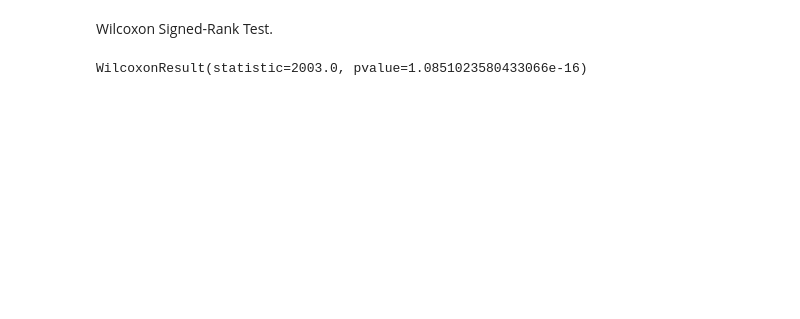
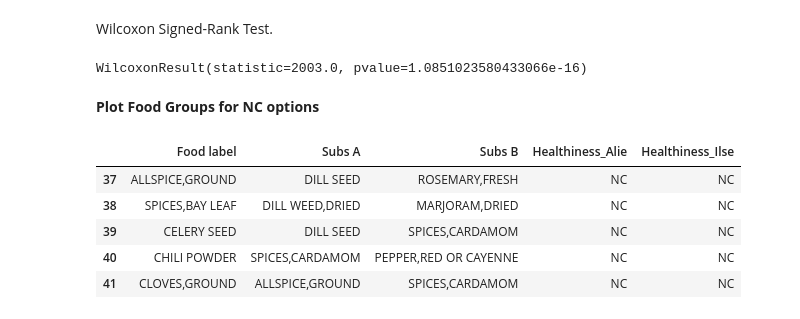
Before and after one commit to jloe2911/HealthyFoodSubs, a Jupyter notebook: Notebook/InterAgreementAnalysis.ipynb, the cells around one changed output. Saved outputs shown, nothing was run; the diff lists cells and outputs as text; code cells hidden in the pictures; blank space fills up the shorter version.

```diff
--- a/Notebook/InterAgreementAnalysis.ipynb
+++ b/Notebook/InterAgreementAnalysis.ipynb
@@ -253,3 +258,16 @@ Wilcoxon Signed-Rank Test.
 stats.wilcoxon(match['X'], match['Y'])
 # %% [output]
 WilcoxonResult(statistic=2003.0, pvalue=1.0851023580433066e-16)
+# %% [markdown]
+**Plot Food Groups for NC options**
+# %%
+match = df_filtered[df_filtered['Healthiness_Alie'] == df_filtered['Healthiness_Ilse']]
+nc = match[match['Healthiness_Alie'] == 'NC']
+nc.head()
+# %% [output]
+|  | Food label | Subs A | Subs B | Healthiness_Alie | Healthiness_Ilse |
+| 37 | ALLSPICE,GROUND | DILL SEED | ROSEMARY,FRESH | NC | NC |
+| 38 | SPICES,BAY LEAF | DILL WEED,DRIED | MARJORAM,DRIED | NC | NC |
+| 39 | CELERY SEED | DILL SEED | SPICES,CARDAMOM | NC | NC |
+| 40 | CHILI POWDER | SPICES,CARDAMOM | PEPPER,RED OR CAYENNE | NC | NC |
+| 41 | CLOVES,GROUND | ALLSPICE,GROUND | SPICES,CARDAMOM | NC | NC |
```
Also changed, not shown: parts of 18 cells of this notebook, 9 other files.
